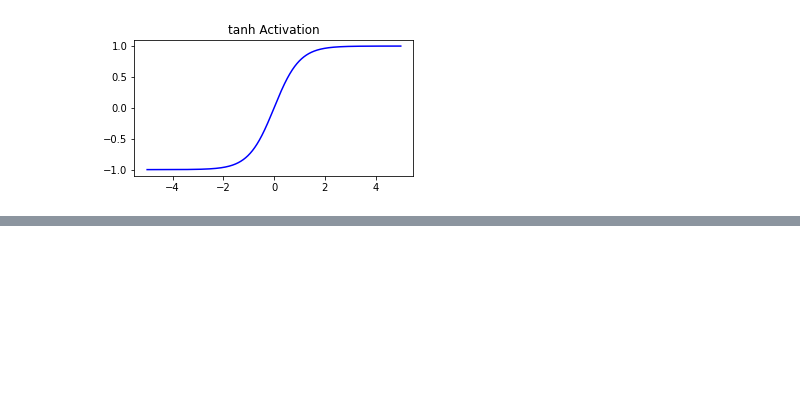
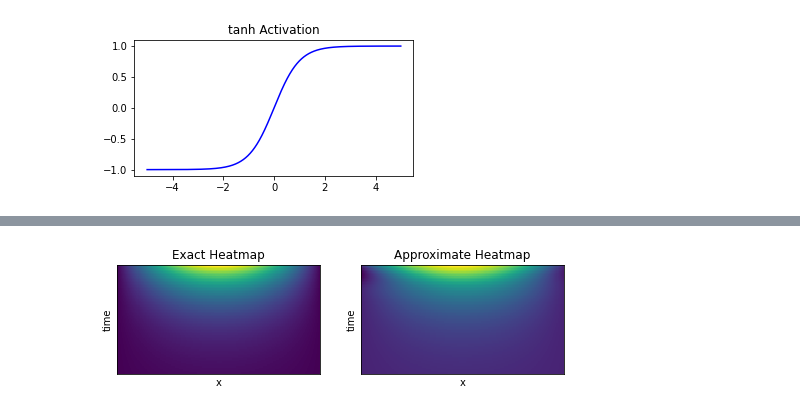
Before and after one commit to siddha20/CSCI4962, a Jupyter notebook: Project/project.ipynb, the cells around one changed output, grey strips where cells are left out. Saved outputs shown, nothing was run; the diff lists cells and outputs as text; code cells hidden in the pictures; blank space fills up the shorter version.

```diff
--- a/Project/project.ipynb
+++ b/Project/project.ipynb
@@ -382,3 +525,24 @@ plt.show()
+# %%
+figure, axis = plt.subplots(1, 2)
+figure.set_size_inches(8, 2)
+axis[0].set_title("Exact Heatmap")
+axis[1].set_title("Approximate Heatmap")
+axis[0].set_ylabel("time")
+axis[0].set_xlabel("x")
+axis[1].set_ylabel("time")
+axis[1].set_xlabel("x")
+axis[0].pcolormesh(C)
+axis[1].pcolormesh(C_approx)
+
+axis[0].set_xticks([])
+axis[0].set_yticks([])
+
+axis[1].set_xticks([])
+axis[1].set_yticks([])
+
+plt.show()
+# %% [output]
+[figure, added]
 # %%
 # import pygame
 
```
Also changed, not shown: parts of 11 cells of this notebook, 5 other files.
